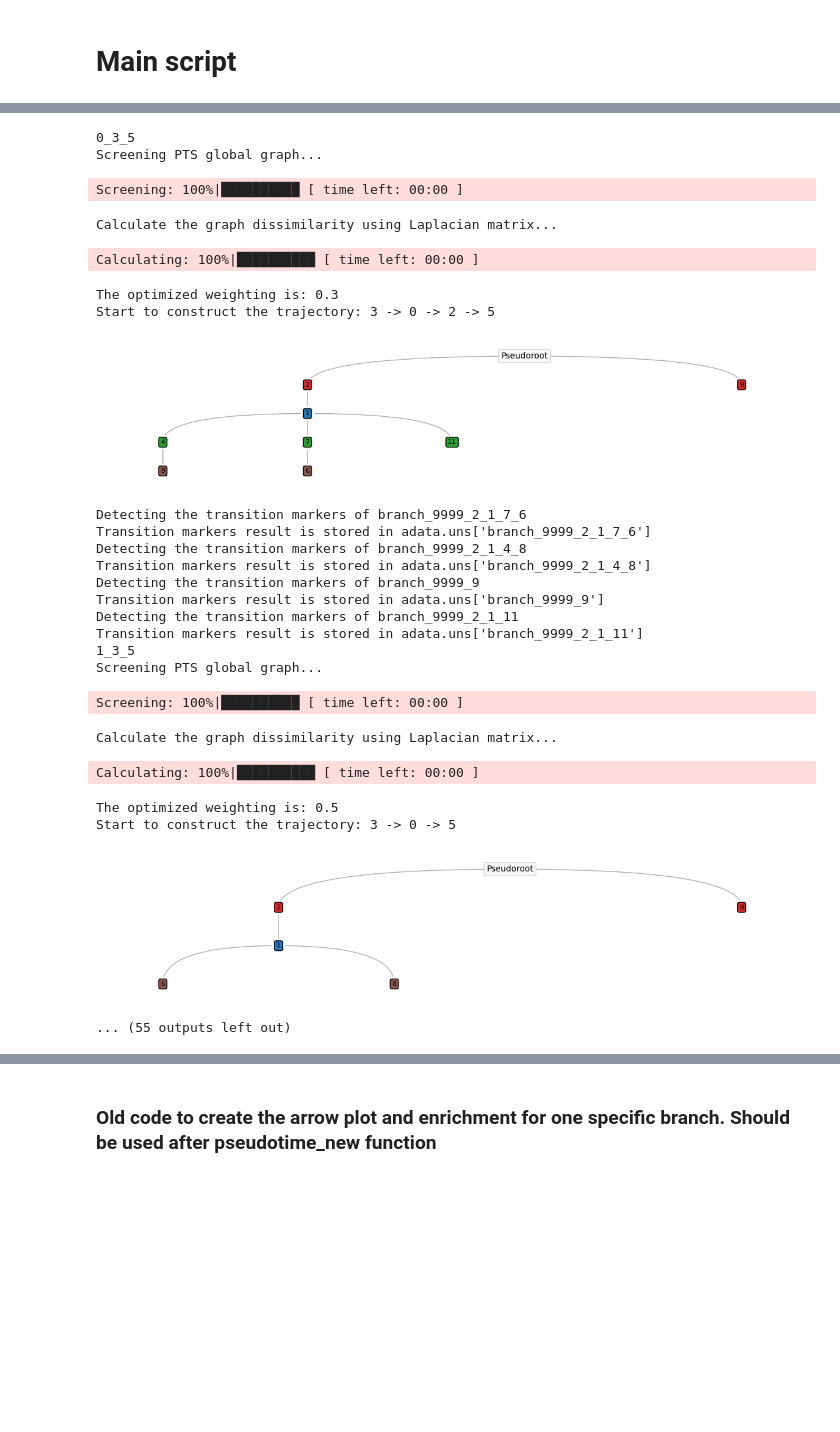
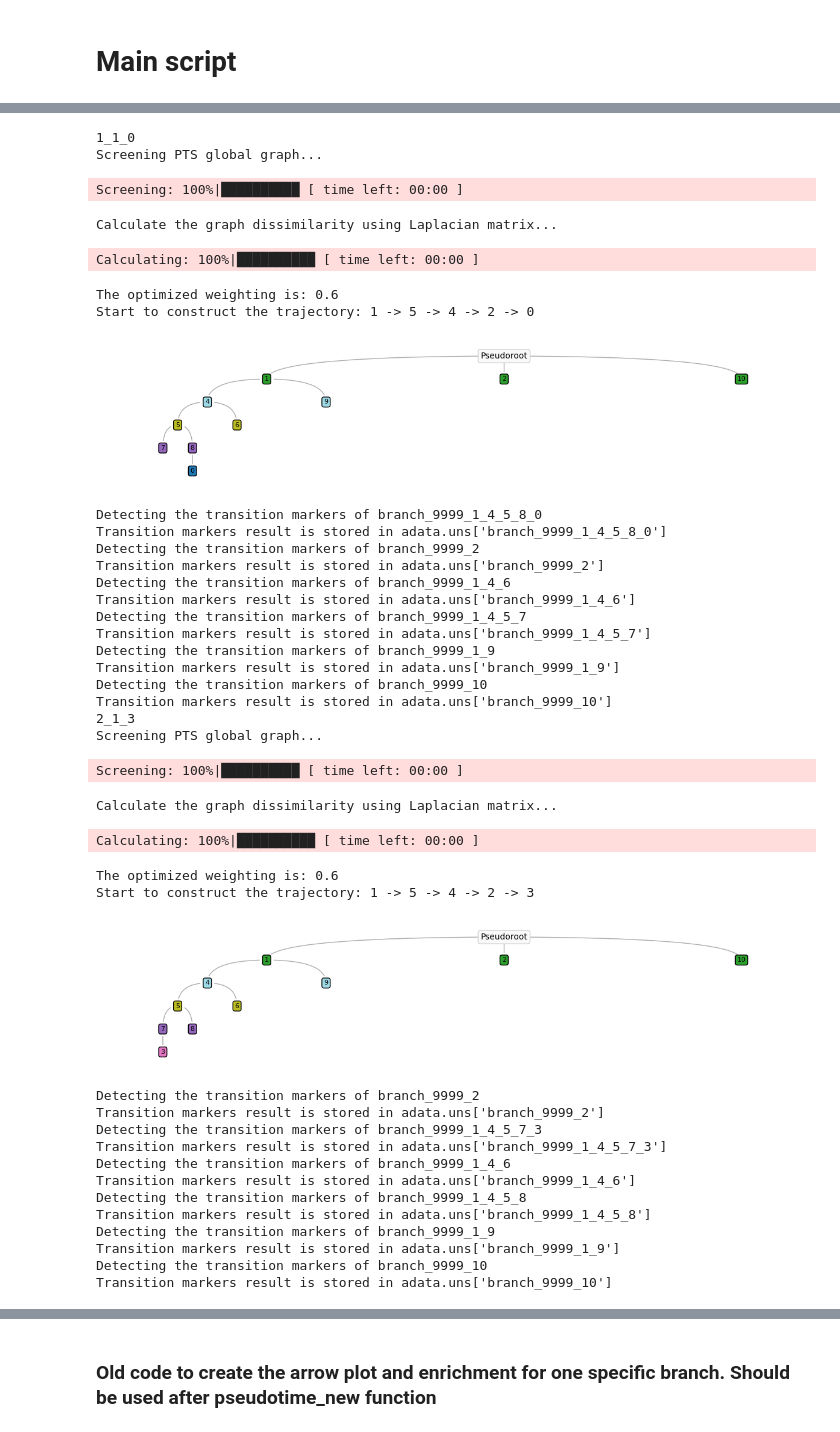
Before and after one commit to SDTC-CPMed/Spatial_CCC, a Jupyter notebook: python/Pseudotime_computations.ipynb, the cells around one changed output, grey strips where cells are left out. Cells and saved outputs as stored; diff of their text form; code cells hidden in the pictures; blank space fills up the shorter version.

Commit message:
Pseudotime update
a couple of bugs and find_longest_path_v2

```diff
--- a/python/Pseudotime_computations.ipynb
+++ b/python/Pseudotime_computations.ipynb
@@ -805,8 +832,10 @@ input_path = 'hest_data/st/'
 # %%
 adata = sc.read_h5ad(input_path + sample + '.h5ad')
 
-CNV = pd.read_csv('hest_data/CNVs/' + sample + '_' + beta + '_CNV_test_withReference.csv', index_col = 0)
-CNV['subclone'][CNV['class'] == 'normal'] = 0
+#CNV = pd.read_csv('hest_data/CNVs/' + sample + '_' + beta + '_CNV_test_withReference.csv', index_col = 0)
+CNV = pd.read_csv('MEND160_1_CNV_CopyKatWithRef27.csv', index_col = 0)
+
+#CNV['subclone'][CNV['class'] == 'normal'] = 0
 adata.obs[use_label] = CNV['subclone']
 
 adata = adata[~adata.obs[use_label].isna()]
@@ -821,8 +845,8 @@ adata.layers['counts']=adata.X.copy()
 
 adata = st.convert_scanpy(adata, use_quality = 'downscaled_fullres').copy()
 
-adata = preprocess(adata, louvain_resolution = 1)
+adata = preprocess(adata, louvain_resolution = 0.5)
+adata = rename_clusters(adata, use_label, threshold = 0)
 localization(adata, use_label=use_label, eps=eps)
 adata = rename_clusters(adata, 'sub_cluster_labels', threshold = threshold_spots)
-adata = rename_clusters(adata, use_label, threshold = 0)
 # %% [output]
@@ -835,5 +867,5 @@ Louvain cluster is done! The labels are stored in adata.obs['louvain']
 # %%
-root_cluster = '0'
+root_cluster = '1' # The cluster that corresponds to the early stage of cancer (benign cells)
 # %%
 sc.tl.paga(adata, groups=use_label)
 sc.pl.paga(adata, threshold=paga_threshold, show=False)
@@ -852,57 +884,72 @@ All available trajectory paths are stored in adata.uns['available_paths'] with l
 # %%
-longest_paths = find_longest_paths(adata)
+longest_paths = find_longest_paths_v2(adata)
 
 for longest_path in longest_paths:
 
     print(longest_path)
 
     st.spatial.trajectory.pseudotimespace_global(adata,
                                                  use_label=use_label,
                                                  list_clusters=list(map(str, longest_paths[longest_path])),
                                                  use_rep = 'X_diffmap',
                                                  k = 10,
                                                  step = 0.1,
                                                  model = 'mixed')
 
 
 
     tree_plot_new(adata,piesize = 0, use_label = use_label, figsize = (15, 3), fontsize=8)
 
     G = _read_graph(adata, "PTS_graph")
 
     # Find and print all longest paths
     reasonable_paths = find_reasonable_paths(G)
 
     for path in reasonable_paths:
 
 
         st.spatial.trajectory.detect_transition_markers_branches(adata,branch=path,use_raw_count=False)
 # %% [output]
-0_3_5
+1_1_0
 Screening PTS global graph...
 Screening: 100%|██████████ [ time left: 00:00 ]
 Calculate the graph dissimilarity using Laplacian matrix...
 Calculating: 100%|██████████ [ time left: 00:00 ]
-The optimized weighting is: 0.3
-Start to construct the trajectory: 3 -> 0 -> 2 -> 5
+The optimized weighting is: 0.6
+Start to construct the trajectory: 1 -> 5 -> 4 -> 2 -> 0
-[figure, old version]
+[figure, new version]
-Detecting the transition markers of branch_9999_2_1_7_6
-Transition markers result is stored in adata.uns['branch_9999_2_1_7_6']
-Detecting the transition markers of branch_9999_2_1_4_8
-Transition markers result is stored in adata.uns['branch_9999_2_1_4_8']
-Detecting the transition markers of branch_9999_9
-Transition markers result is stored in adata.uns['branch_9999_9']
-Detecting the transition markers of branch_9999_2_1_11
-Transition markers result is stored in adata.uns['branch_9999_2_1_11']
-1_3_5
+Detecting the transition markers of branch_9999_1_4_5_8_0
+Transition markers result is stored in adata.uns['branch_9999_1_4_5_8_0']
+Detecting the transition markers of branch_9999_2
+Transition markers result is stored in adata.uns['branch_9999_2']
+Detecting the transition markers of branch_9999_1_4_6
+Transition markers result is stored in adata.uns['branch_9999_1_4_6']
+Detecting the transition markers of branch_9999_1_4_5_7
+Transition markers result is stored in adata.uns['branch_9999_1_4_5_7']
+Detecting the transition markers of branch_9999_1_9
+Transition markers result is stored in adata.uns['branch_9999_1_9']
+Detecting the transition markers of branch_9999_10
+Transition markers result is stored in adata.uns['branch_9999_10']
+2_1_3
 Screening PTS global graph...
 Screening: 100%|██████████ [ time left: 00:00 ]
 Calculate the graph dissimilarity using Laplacian matrix...
 Calculating: 100%|██████████ [ time left: 00:00 ]
-The optimized weighting is: 0.5
-Start to construct the trajectory: 3 -> 0 -> 5
+The optimized weighting is: 0.6
+Start to construct the trajectory: 1 -> 5 -> 4 -> 2 -> 3
-[figure, old version]
+[figure, new version]
-... (55 outputs left out)
+Detecting the transition markers of branch_9999_2
+Transition markers result is stored in adata.uns['branch_9999_2']
+Detecting the transition markers of branch_9999_1_4_5_7_3
+Transition markers result is stored in adata.uns['branch_9999_1_4_5_7_3']
+Detecting the transition markers of branch_9999_1_4_6
+Transition markers result is stored in adata.uns['branch_9999_1_4_6']
+Detecting the transition markers of branch_9999_1_4_5_8
+Transition markers result is stored in adata.uns['branch_9999_1_4_5_8']
+Detecting the transition markers of branch_9999_1_9
+Transition markers result is stored in adata.uns['branch_9999_1_9']
+Detecting the transition markers of branch_9999_10
+Transition markers result is stored in adata.uns['branch_9999_10']
 # %%
 branch_summary = summarize_branch(adata, use_label, H)
 # %%
```
Also changed, not shown: parts of 8 cells of this notebook, 1 other file.
